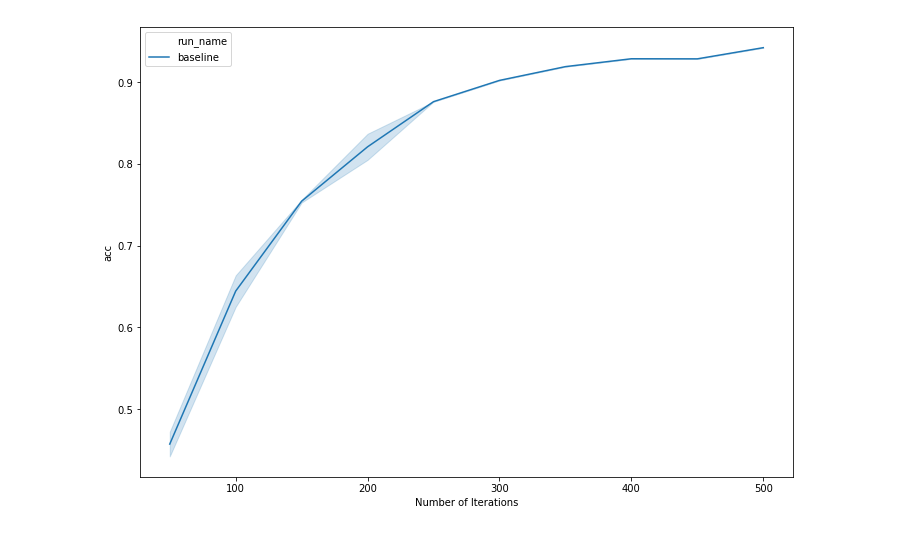
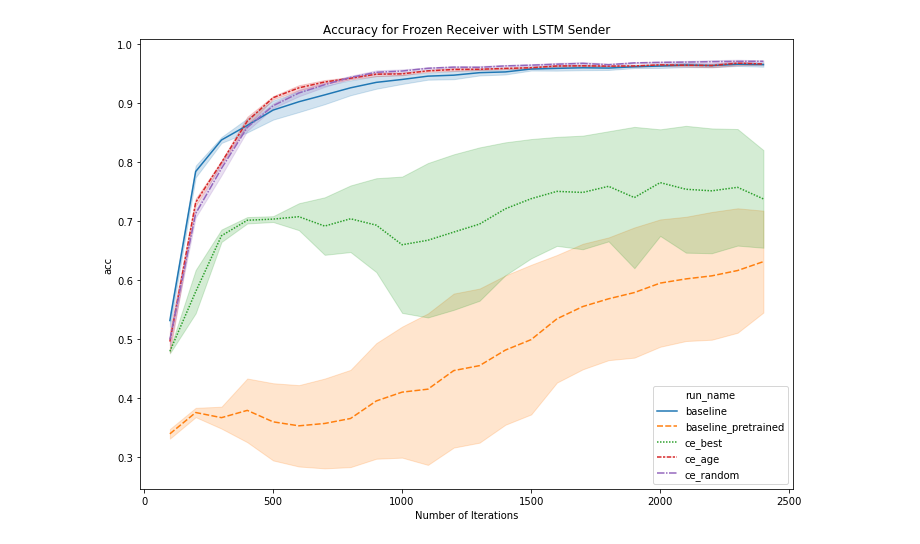
Before and after one commit to gautierdag/cultural-evolution-engine, a Jupyter notebook: baseline_analysis.ipynb, the cells around one changed output. Cells and saved outputs as stored; diff of their text form; code cells hidden in the pictures.

Commit message:
baseline frozen experiment plots

```diff
--- a/baseline_analysis.ipynb
+++ b/baseline_analysis.ipynb
@@ -87,5 +119,6 @@ Test accuracy: 0.9669971955128205
 Here we test the effect of the different sender or receiver models obtained from CE / Evolution / Baseline (2 agent setup) in transferring the knowledge to a newly initialized basline LSTM model.
 # %%
+MAX_ITERATIONS = 2500
 def get_metrics_from_folders(folder_paths):
     """
     Helper function to get metrics from list of experiment folders, and return as whole
@@ -100,7 +133,8 @@ def get_metrics_from_folders(folder_paths):
             results[i][iteration] = p
     return results
 
-def plot_metric(results, metrics=["avg_convergence"], ylabel=None, show_error=True, savefig=False, figname=None):
+def plot_metric(results, metrics=["avg_convergence"], ylabel=None, show_error=True,
+                savefig=True, figname=None, ylim=False, title=None):
 
     ci = 'sd' if show_error else None
 
@@ -118,16 +152,19 @@ def plot_metric(results, metrics=["avg_convergence"], ylabel=None, show_error=Tr
                 for iteration_number in sorted(list(results[r][s].keys())):
                     if iteration_number == 0:
                         continue
-                    iterations.append(iteration_number)
-                    values.append(results[r][s][iteration_number][m])
-                    run_names.append(r)
-                    metric_names.append(m)
+                    if iteration_number < MAX_ITERATIONS:
+                        iterations.append(iteration_number)
+                        values.append(results[r][s][iteration_number][m])
+                        run_names.append(r)
+                        metric_names.append(m)
 
     values = np.array(values)
     iterations = np.array(iterations)
     if len(metrics) < 2:
         d = {'Number of Iterations': iterations, m: values, 'run_name': run_names, 'metric_name': metric_names}
-        ax = sns.lineplot(ax=ax, x='Number of Iterations', y=m, data=pd.DataFrame(data=d), style='run_name', hue='run_name', ci=ci)
+        ax = sns.lineplot(ax=ax, x='Number of Iterations', y=m, data=pd.DataFrame(data=d),
+                          style='run_name' if len(list(results.keys())) < 7 else None,
+                          hue='run_name', ci=ci)
         if ylabel is None:
             ylabel = m
     else:
@@ -137,9 +174,16 @@ def plot_metric(results, metrics=["avg_convergence"], ylabel=None, show_error=Tr
             ylabel = "val"
 
     ax.set(xlabel='Number of Iterations', ylabel=ylabel)
+    if ylim:
+        ax.set(ylim=ylim)
+    if title is not None:
+        ax.set_title(title)
+
     if savefig:
         if figname is None:
             figname = ylabel
+        if title is not None:
+            figname = title.lower().replace(' ', '_')
         plt.savefig(RELATIVE_PATH+figname)
 
     plt.show()
@@ -175,0 +249,2 @@ results['ce_best'] = run_sender_experiments(sender_model=ce_best_sender.filename
+# %%
+NUM_BASELINE_RUNS = 5
@@ -175,0 +280,12 @@ results['ce_best'] = run_sender_experiments(sender_model=ce_best_sender.filename
+# %%
+receiver_results ={}
+receiver_results['baseline'] = run_experiments(freeze=False)
+receiver_results['baseline_pretrained'] = run_experiments(agent_model=baseline_receiver_filename,
+                                                          exp_name='baseline_pretrained',
+                                                          receiver=True)
+receiver_results['ce_best'] = run_experiments(agent_model=ce_best_receiver.filename, exp_name="ce_best",
+                                              num_runs=NUM_BASELINE_RUNS, receiver=True)
+receiver_results['ce_age'] = run_experiments(agent_model=ce_age_receiver.filename, exp_name="ce_age",
+                                             num_runs=NUM_BASELINE_RUNS, receiver=True)
+receiver_results['ce_random'] = run_experiments(agent_model=ce_random_receiver.filename, exp_name="ce_random",
+                                                num_runs=NUM_BASELINE_RUNS, receiver=True)
@@ -176,4 +298,4 @@ results['ce_best'] = run_sender_experiments(sender_model=ce_best_sender.filename
 # %%
-plot_metric(results, metrics=['acc'], show_error=True)
+plot_metric(receiver_results, metrics=['acc'], show_error=True, title="Accuracy for Frozen Receiver with LSTM Sender")
 # %% [output]
-[figure, old version]
+[figure, new version]
```
Also changed, not shown: parts of 28 cells of this notebook.
